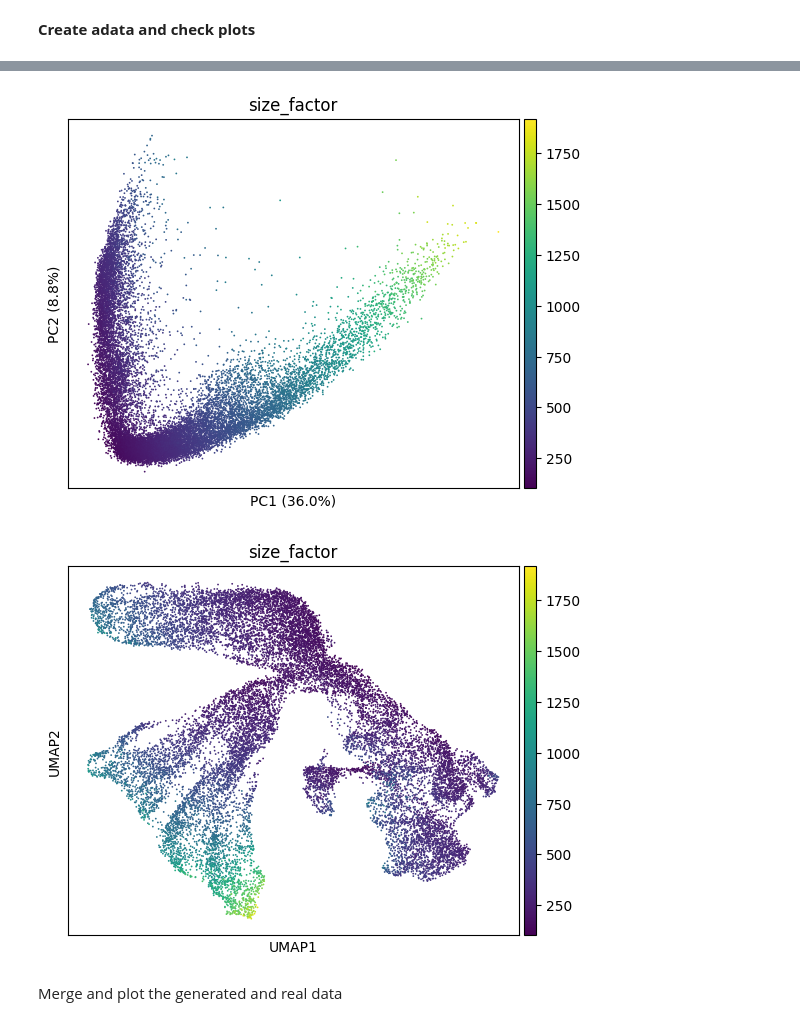
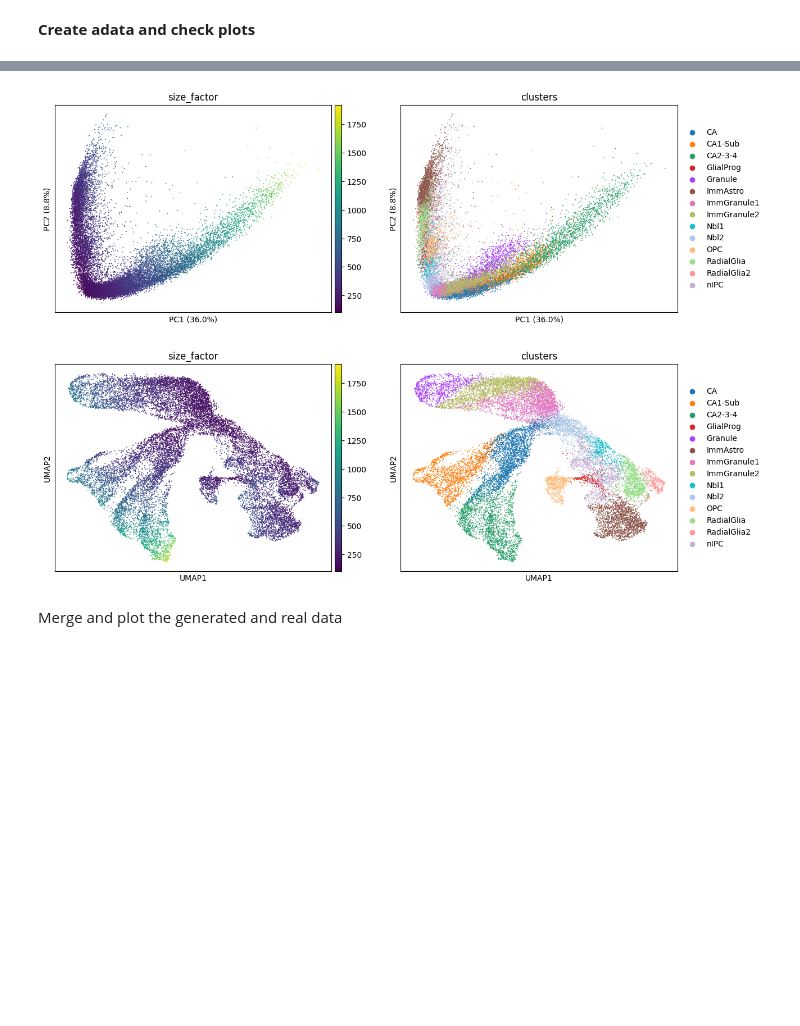
Before and after one commit to theislab/CFGen, a Jupyter notebook: notebooks/experiments/test_generation_dentate_autoencoder.ipynb, the cells around one changed output, grey strips where cells are left out. Drawn from its saved outputs; the diff is of its cells as text; code cells hidden in the pictures; blank space fills up the shorter version.

```diff
--- a/notebooks/experiments/test_generation_dentate_autoencoder.ipynb
+++ b/notebooks/experiments/test_generation_dentate_autoencoder.ipynb
@@ -266,9 +293,9 @@ sc.pl.umap(adata_generated, color="size_factor")
 # %%
-sc.pl.pca(adata_original, color="size_factor",  annotate_var_explained=True)
-sc.pl.umap(adata_original, color="size_factor")
+sc.pl.pca(adata_original, color=["size_factor", "clusters"],  annotate_var_explained=True)
+sc.pl.umap(adata_original, color=["size_factor", "clusters"])
 # %% [output]
-[figure, old version]
+[figure, new version]
-[figure, old version]
+[figure, new version]
 # %% [markdown]
 Merge and plot the generated and real data
 # %%
```
Also changed, not shown: parts of 23 cells of this notebook, 32 other files.
